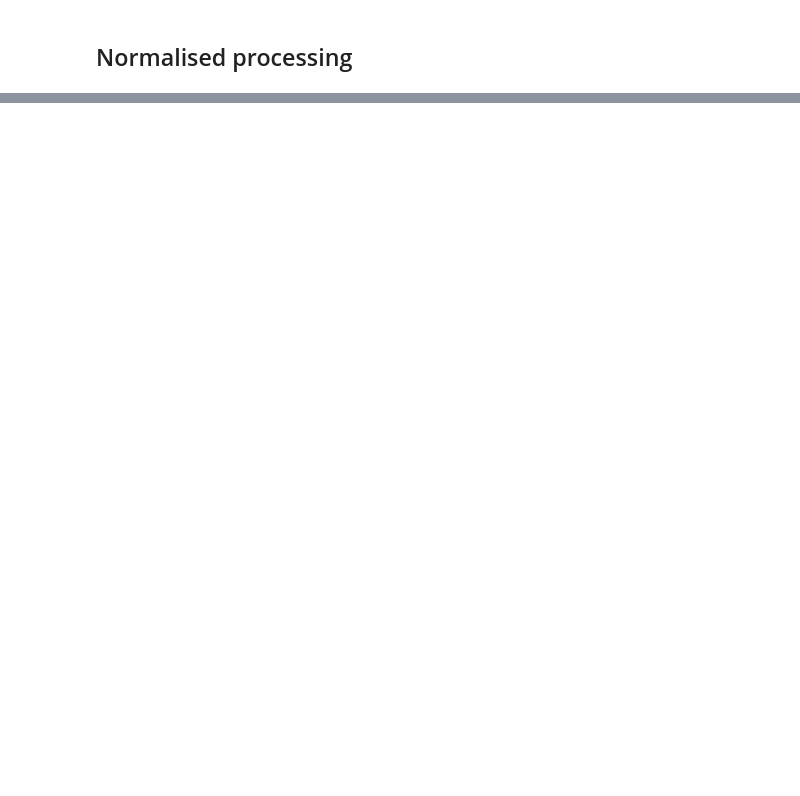
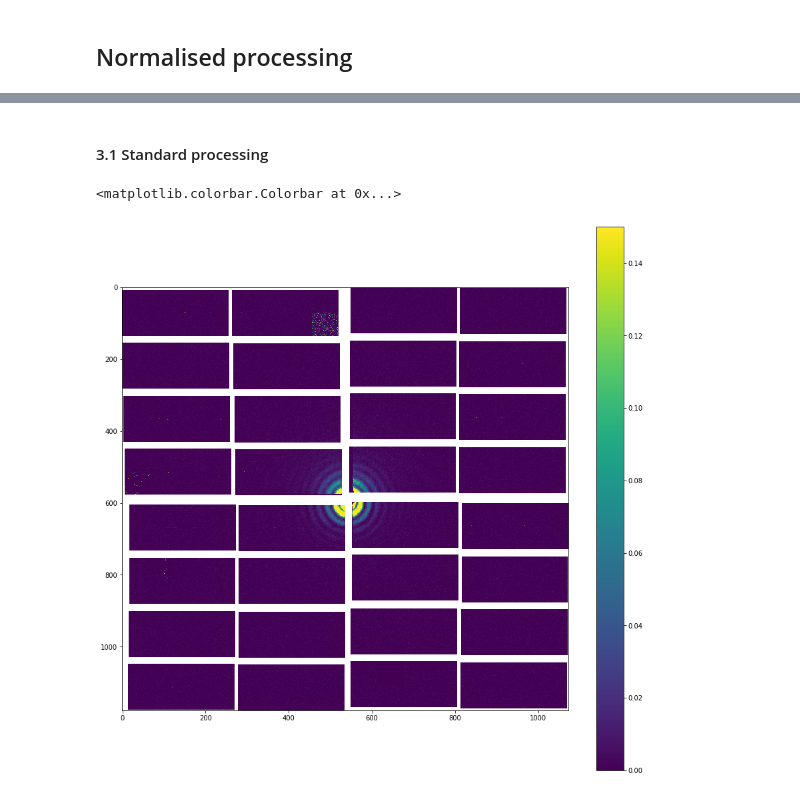
Before and after one commit to marijanbeg/scs-processing, a Jupyter notebook: processing.ipynb, the cells around one changed output, grey strips where cells are left out. Saved outputs shown, nothing was run; the diff lists cells and outputs as text; code cells hidden in the pictures; blank space fills up the shorter version.

```diff
--- a/processing.ipynb
+++ b/processing.ipynb
@@ -40,0 +56,23 @@ pr.reduction_norm(proposal=proposal, run=run, pattern=pattern, dirname=dirname,
+# %%
+pulse_images = pr.concat_module_images(dirname='processed_runs_xgm',
+                                       run=run,
+                                       run_type='std',
+                                       image_type='image_average')
+
+pulse_dark = pr.concat_module_images(dirname='processed_runs_xgm',
+                                     run=run,
+                                     run_type='std',
+                                     image_type='dark_average')
+# %%
+dark_images = pr.concat_module_images(dirname='processed_runs_xgm',
+                                      run=dark_run,
+                                      run_type='std',
+                                      image_type='image_average')
+
+dark_dark = pr.concat_module_images(dirname='processed_runs_xgm',
+                                    run=dark_run,
+                                    run_type='std',
+                                    image_type='dark_average')
+# %%
+image_std = (np.mean(pulse_images, axis=0) - np.mean(pulse_dark, axis=0) -
+            (np.mean(dark_images, axis=0) - np.mean(dark_dark, axis=0)))
@@ -40,0 +90,27 @@ pr.reduction_norm(proposal=proposal, run=run, pattern=pattern, dirname=dirname,
+# %%
+quad_pos = [(-123.0 , 1.72),  # TR
+            (-130.0, -110.18),  # BR
+            (1.4, -122.78),  # BL
+            (2.2, -4.08)  # TL
+            ]
+
+geopath = '/gpfs/exfel/sw/software/git/EXtra-geom/' \
+                  'docs/dssc_geo_june19.h5'
+geom = eg.DSSC_1MGeometry.from_h5_file_and_quad_positions(geopath, quad_pos)
+
+masklist = [(4, 1, 0),
+            (13, 0, 0),
+            (1, 0, 6)]
+
+dssc_mask = tbdet.quickmask_DSSC_ASIC(geom, masklist)
+# %% [markdown]
+#### 3.1 Standard processing
+# %%
+preview_image, center = geom.position_modules_fast(image_std)
+
+fig = plt.figure(figsize=(15, 15))
+plt.imshow(preview_image, vmin=0, vmax=0.15, aspect=204.0/236.0)
+plt.colorbar()
+# %% [output]
+<matplotlib.colorbar.Colorbar at 0x...>
+[figure, added]
```
Also changed, not shown: parts of 12 cells of this notebook.
